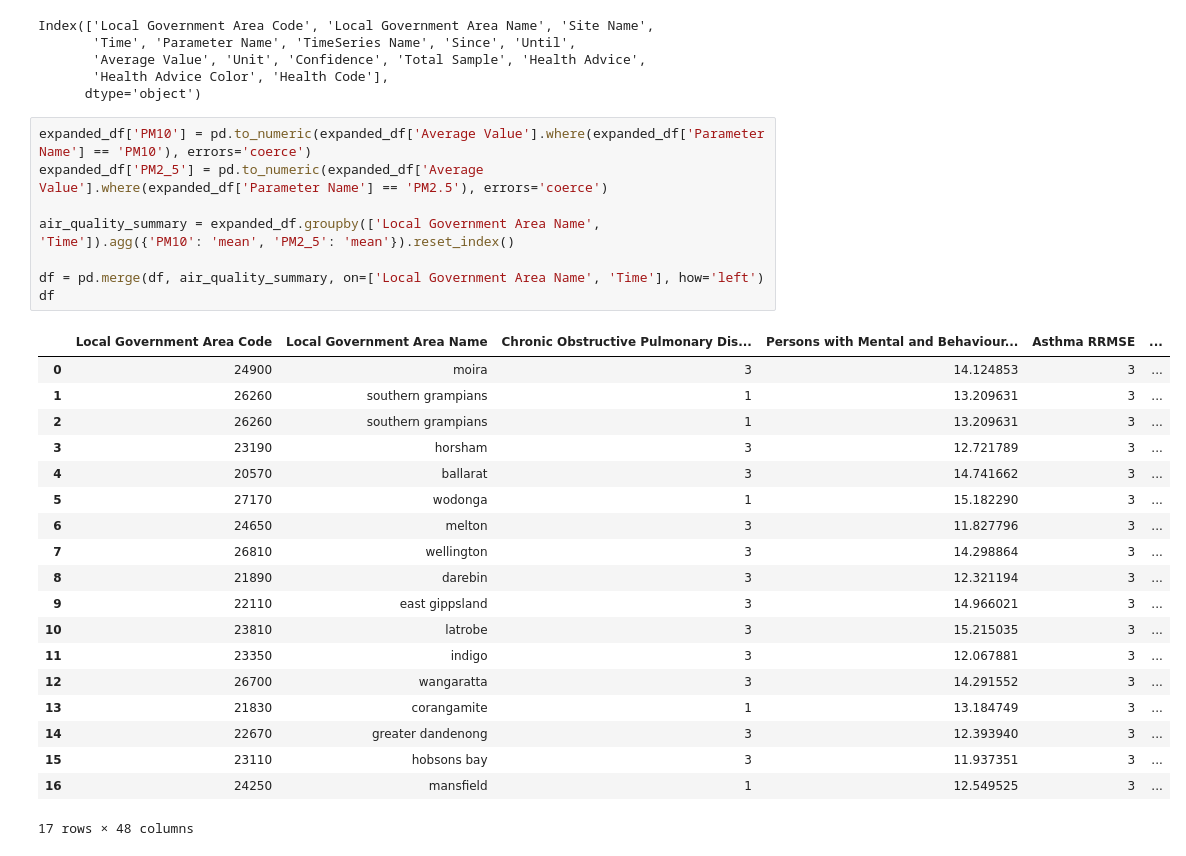
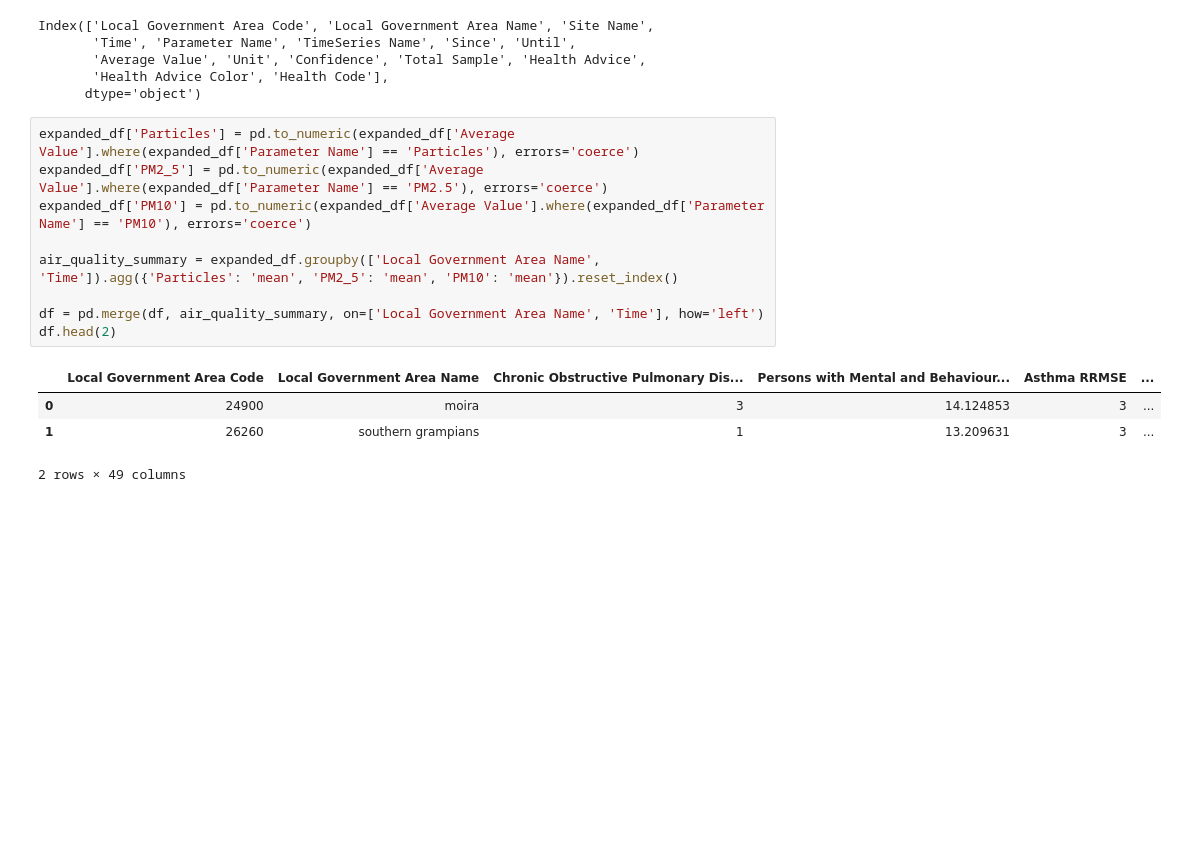
Before and after one commit to SunmaoWang/CCC2024-BigDataAnalytics, a Jupyter notebook: frontend/chronic_airpollution.ipynb, the cells around one changed output. Drawn from its saved outputs; the diff is of its cells as text; blank space fills up the shorter version.

```diff
--- a/frontend/chronic_airpollution.ipynb
+++ b/frontend/chronic_airpollution.ipynb
@@ -116,31 +107,17 @@ Index(['Local Government Area Code', 'Local Government Area Name', 'Site Name',
        'Health Advice Color', 'Health Code'],
       dtype='object')
 # %%
+expanded_df['Particles'] = pd.to_numeric(expanded_df['Average Value'].where(expanded_df['Parameter Name'] == 'Particles'), errors='coerce')
+expanded_df['PM2_5'] = pd.to_numeric(expanded_df['Average Value'].where(expanded_df['Parameter Name'] == 'PM2.5'), errors='coerce')
 expanded_df['PM10'] = pd.to_numeric(expanded_df['Average Value'].where(expanded_df['Parameter Name'] == 'PM10'), errors='coerce')
-expanded_df['PM2_5'] = pd.to_numeric(expanded_df['Average Value'].where(expanded_df['Parameter Name'] == 'PM2.5'), errors='coerce')
 
-air_quality_summary = expanded_df.groupby(['Local Government Area Name', 'Time']).agg({'PM10': 'mean', 'PM2_5': 'mean'}).reset_index()
+air_quality_summary = expanded_df.groupby(['Local Government Area Name', 'Time']).agg({'Particles': 'mean', 'PM2_5': 'mean', 'PM10': 'mean'}).reset_index()
 
 df = pd.merge(df, air_quality_summary, on=['Local Government Area Name', 'Time'], how='left')
-df
+df.head(2)
 # %% [output]
 |  | Local Government Area Code | Local Government Area Name | Chronic Obstructive Pulmonary Dis... | Persons with Mental and Behaviour... | Asthma RRMSE | ... |
 | 0 | 24900 | moira | 3 | 14.124853 | 3 | ... |
 | 1 | 26260 | southern grampians | 1 | 13.209631 | 3 | ... |
-| 2 | 26260 | southern grampians | 1 | 13.209631 | 3 | ... |
-| 3 | 23190 | horsham | 3 | 12.721789 | 3 | ... |
-| 4 | 20570 | ballarat | 3 | 14.741662 | 3 | ... |
-| 5 | 27170 | wodonga | 1 | 15.182290 | 3 | ... |
-| 6 | 24650 | melton | 3 | 11.827796 | 3 | ... |
-| 7 | 26810 | wellington | 3 | 14.298864 | 3 | ... |
-| 8 | 21890 | darebin | 3 | 12.321194 | 3 | ... |
-| 9 | 22110 | east gippsland | 3 | 14.966021 | 3 | ... |
-| 10 | 23810 | latrobe | 3 | 15.215035 | 3 | ... |
-| 11 | 23350 | indigo | 3 | 12.067881 | 3 | ... |
-| 12 | 26700 | wangaratta | 3 | 14.291552 | 3 | ... |
-| 13 | 21830 | corangamite | 1 | 13.184749 | 3 | ... |
-| 14 | 22670 | greater dandenong | 3 | 12.393940 | 3 | ... |
-| 15 | 23110 | hobsons bay | 3 | 11.937351 | 3 | ... |
-| 16 | 24250 | mansfield | 1 | 12.549525 | 3 | ... |
-17 rows × 48 columns
+2 rows × 49 columns
 # %%
```
Also changed, not shown: parts of 11 cells of this notebook.
